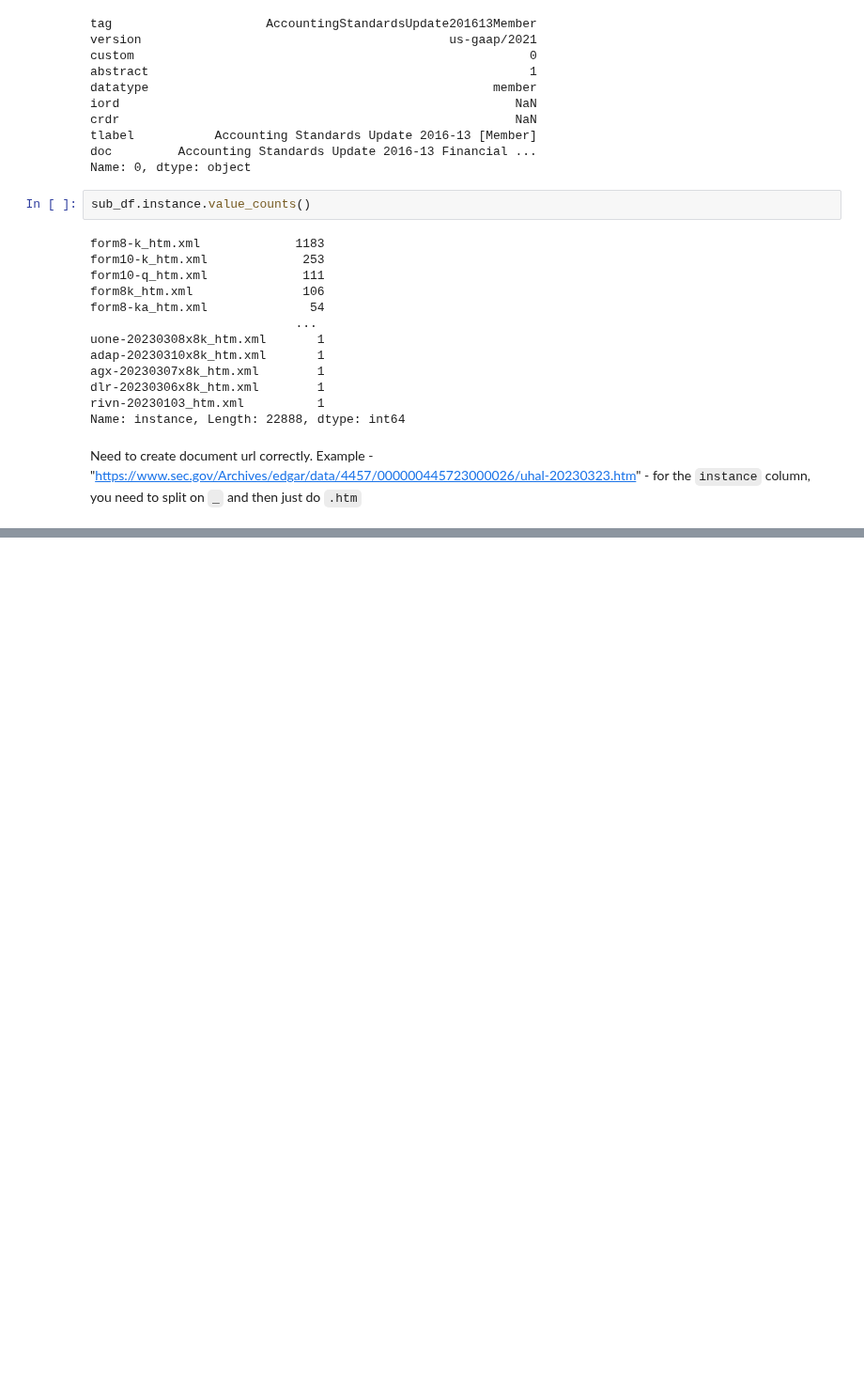
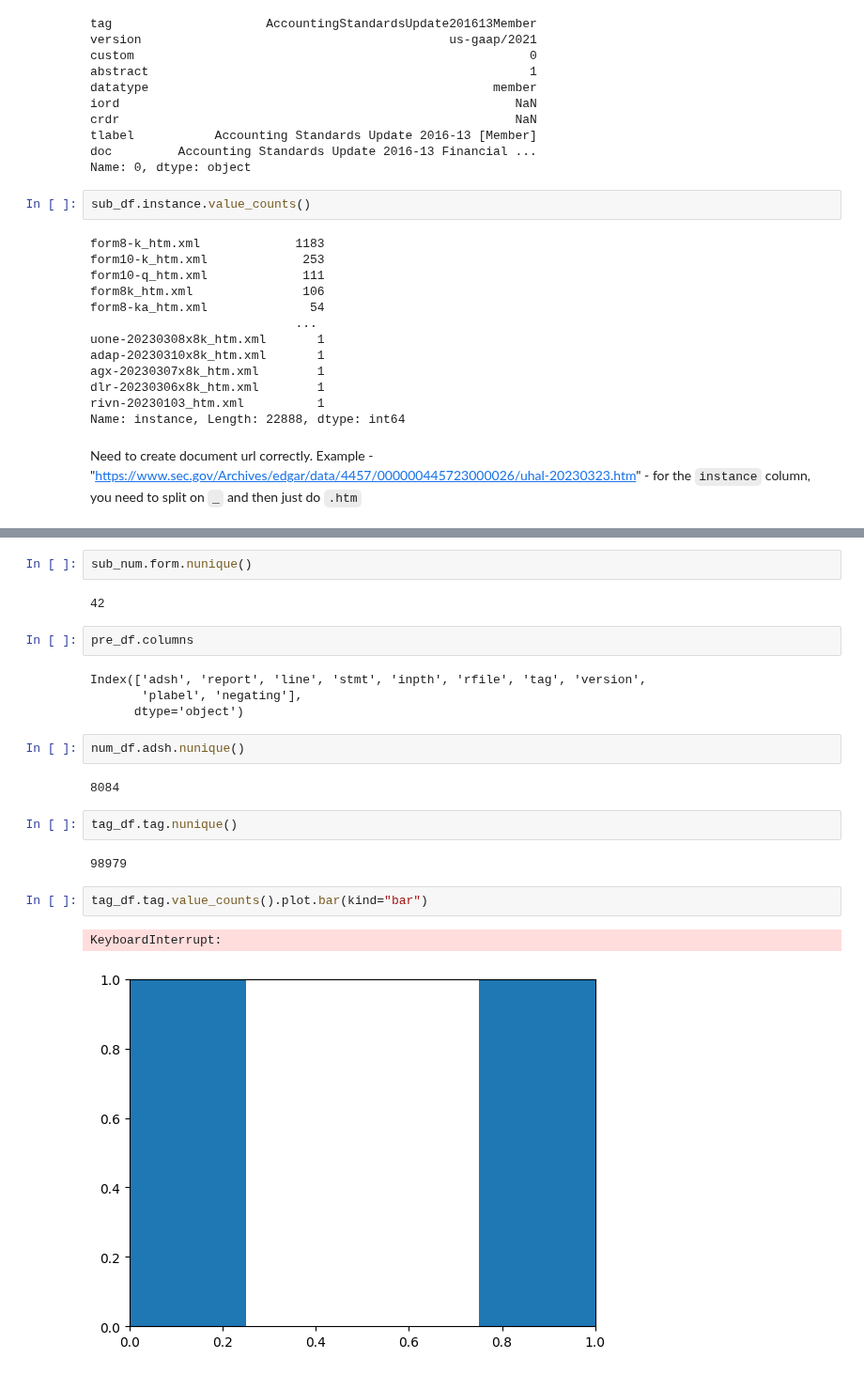
Before and after one commit to avishek-mondal/hf_tutes, a Jupyter notebook: notebooks/sec_data_exploration.ipynb, the cells around one changed output, grey strips where cells are left out. Shown at 94% size. Saved outputs shown, nothing was run; the diff lists cells and outputs as text; blank space fills up the shorter version.

```diff
--- a/notebooks/sec_data_exploration.ipynb
+++ b/notebooks/sec_data_exploration.ipynb
@@ -126,0 +239,23 @@ Need to create document url correctly. Example - "https://www.sec.gov/Archives/e
+# %%
+sub_num.form.nunique()
+# %% [output]
+42
+# %%
+pre_df.columns
+# %% [output]
+Index(['adsh', 'report', 'line', 'stmt', 'inpth', 'rfile', 'tag', 'version',
+       'plabel', 'negating'],
+      dtype='object')
+# %%
+num_df.adsh.nunique()
+# %% [output]
+8084
+# %%
+tag_df.tag.nunique()
+# %% [output]
+98979
+# %%
+tag_df.tag.value_counts().plot.bar(kind="bar")
+# %% [output]
+KeyboardInterrupt:
+[figure, added]
```
Also changed, not shown: parts of 11 cells of this notebook.
